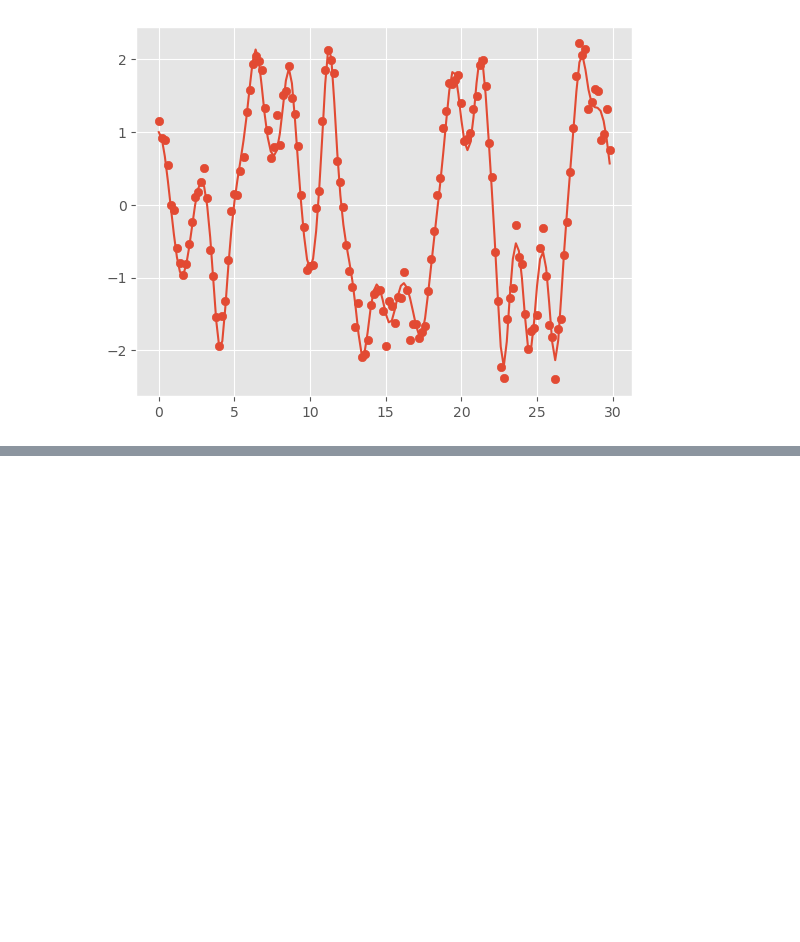
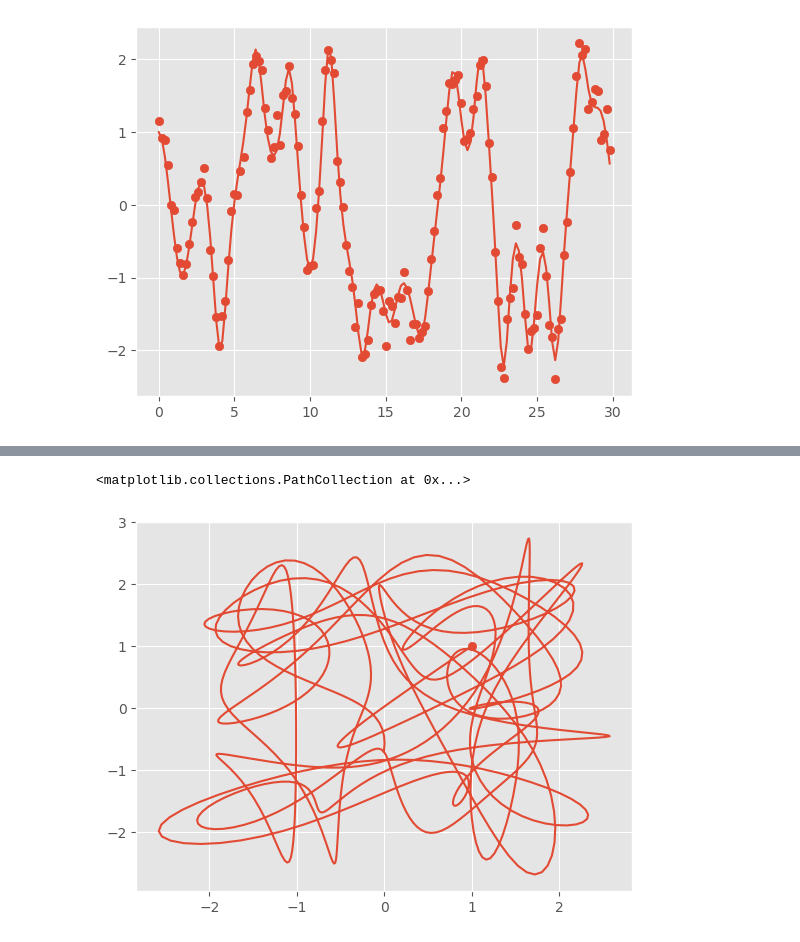
Before and after one commit to AHsu98/jsindy, a Jupyter notebook: paper-examples/higher-order/coupled_duffing.ipynb, the cells around one changed output, grey strips where cells are left out. Saved outputs shown, nothing was run; the diff lists cells and outputs as text; code cells hidden in the pictures; blank space fills up the shorter version.

```diff
--- a/paper-examples/higher-order/coupled_duffing.ipynb
+++ b/paper-examples/higher-order/coupled_duffing.ipynb
@@ -273,0 +277,7 @@ plt.show()
+# %%
+x0_traj = jax.vmap(lambda t:sol.evaluate(t)[:,0])(jnp.linspace(0,50,1000))
+plt.plot(x0_traj[:,2],x0_traj[:,4])
+plt.scatter(x0_traj[0,0],x0_traj[0,1])
+# %% [output]
+<matplotlib.collections.PathCollection at 0x...>
+[figure, added]
```
Also changed, not shown: parts of 14 cells of this notebook, 4 other files.
